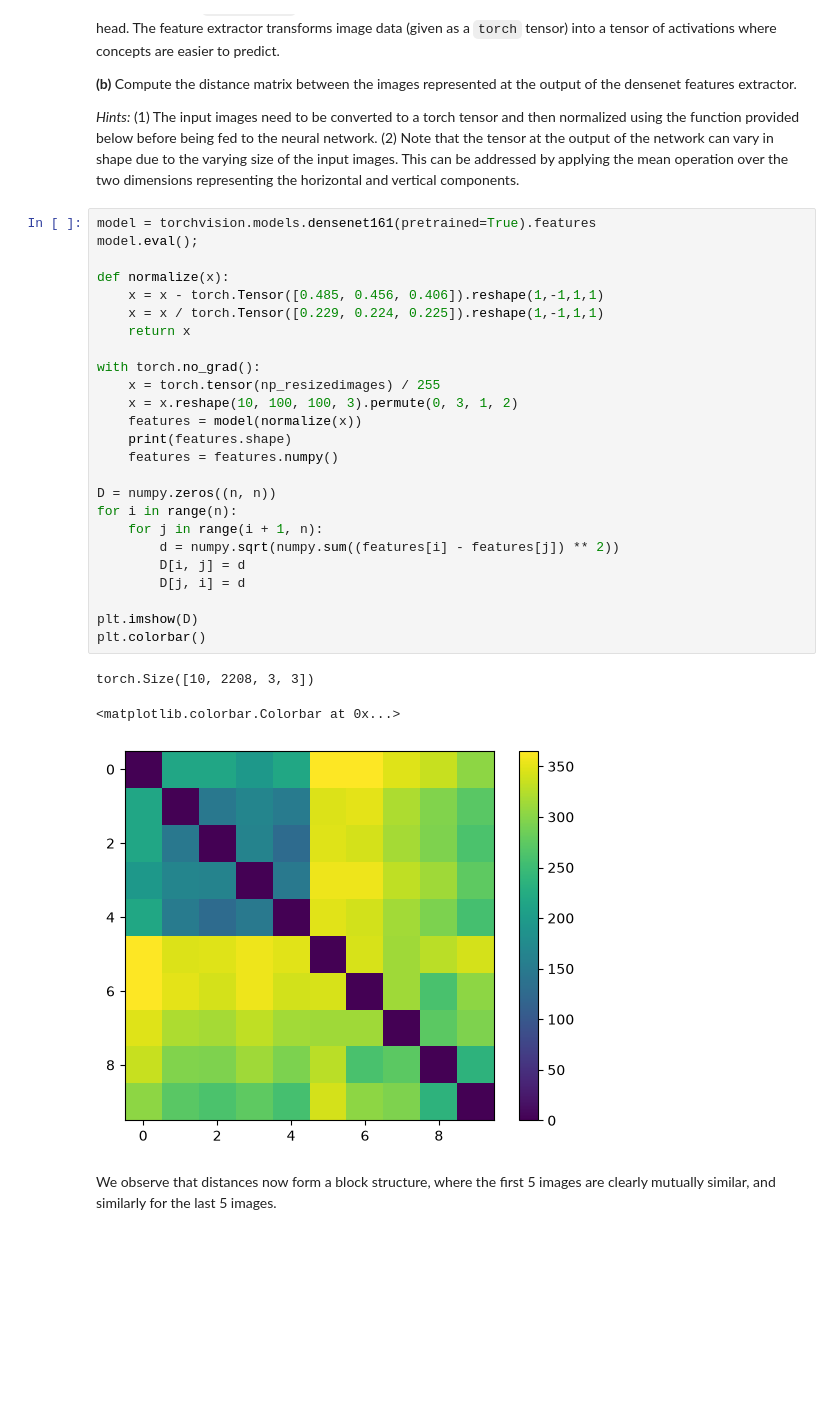
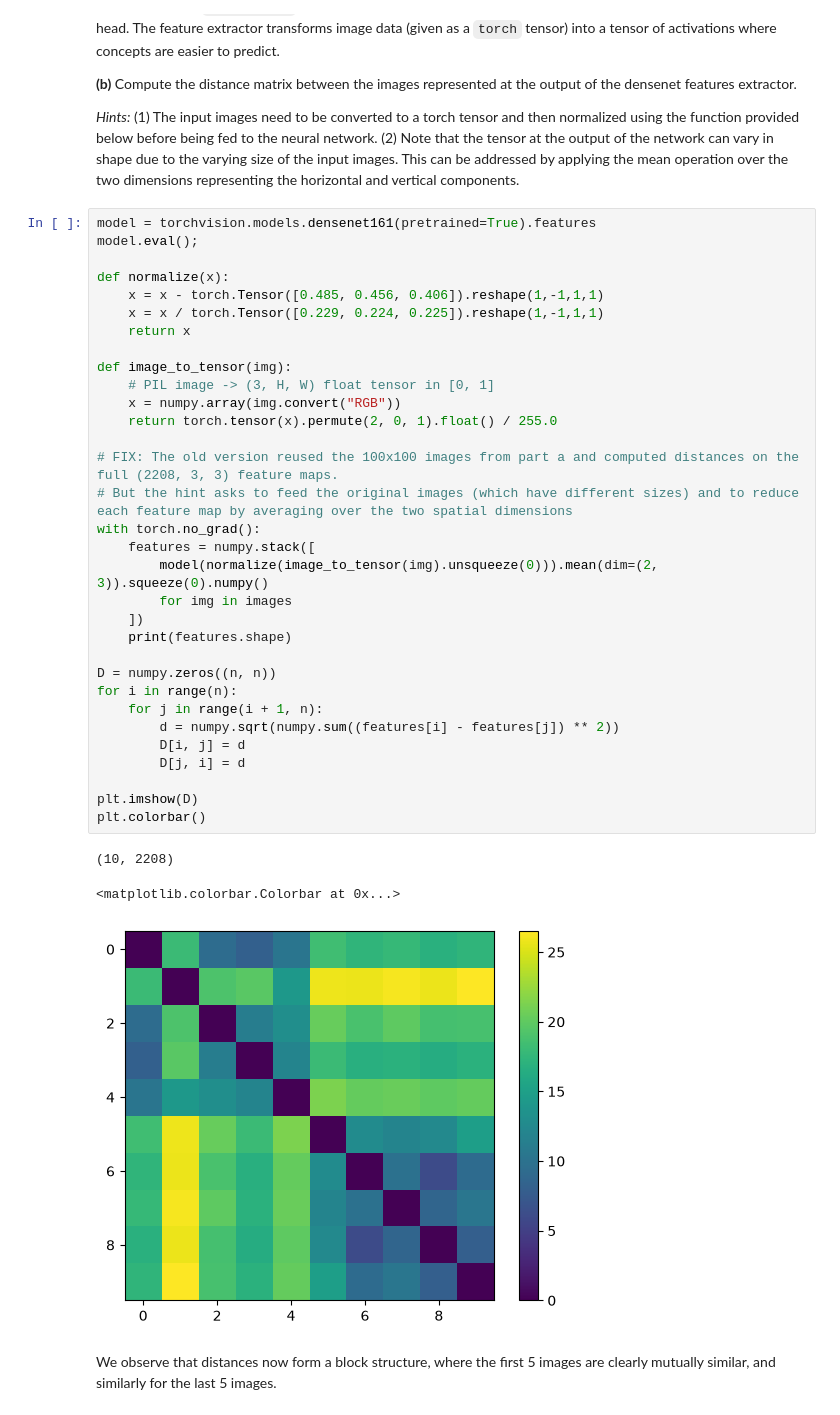
Before and after one commit to MaximZotow/ml_for_ds, a Jupyter notebook: ex01/sheet01-solution.ipynb, the cells around one changed output. Drawn from its saved outputs; the diff is of its cells as text; blank space fills up the shorter version.

```diff
--- a/ex01/sheet01-solution.ipynb
+++ b/ex01/sheet01-solution.ipynb
@@ -257,31 +266,38 @@ To address this limitation, we consider a state-of-the-art neural network called
 # %%
 model = torchvision.models.densenet161(pretrained=True).features
 model.eval();
 
 def normalize(x):
     x = x - torch.Tensor([0.485, 0.456, 0.406]).reshape(1,-1,1,1)
     x = x / torch.Tensor([0.229, 0.224, 0.225]).reshape(1,-1,1,1)
     return x
 
+def image_to_tensor(img):
+    # PIL image -> (3, H, W) float tensor in [0, 1]
+    x = numpy.array(img.convert("RGB"))
+    return torch.tensor(x).permute(2, 0, 1).float() / 255.0
+
+# FIX: The old version reused the 100x100 images from part a and computed distances on the full (2208, 3, 3) feature maps.
+# But the hint asks to feed the original images (which have different sizes) and to reduce each feature map by averaging over the two spatial dimensions
 with torch.no_grad():
-    x = torch.tensor(np_resizedimages) / 255
-    x = x.reshape(10, 100, 100, 3).permute(0, 3, 1, 2)
-    features = model(normalize(x))
+    features = numpy.stack([
+        model(normalize(image_to_tensor(img).unsqueeze(0))).mean(dim=(2, 3)).squeeze(0).numpy()
+        for img in images
+    ])
     print(features.shape)
-    features = features.numpy()
 
 D = numpy.zeros((n, n))
 for i in range(n):
     for j in range(i + 1, n):
         d = numpy.sqrt(numpy.sum((features[i] - features[j]) ** 2))
         D[i, j] = d
         D[j, i] = d
 
 plt.imshow(D)
 plt.colorbar()
 # %% [output]
-torch.Size([10, 2208, 3, 3])
+(10, 2208)
 <matplotlib.colorbar.Colorbar at 0x...>
-[figure, old version]
+[figure, new version]
 # %% [markdown]
 We observe that distances now form a block structure, where the first 5 images are clearly mutually similar, and similarly for the last 5 images.
```
Also changed, not shown: parts of 5 cells of this notebook.
